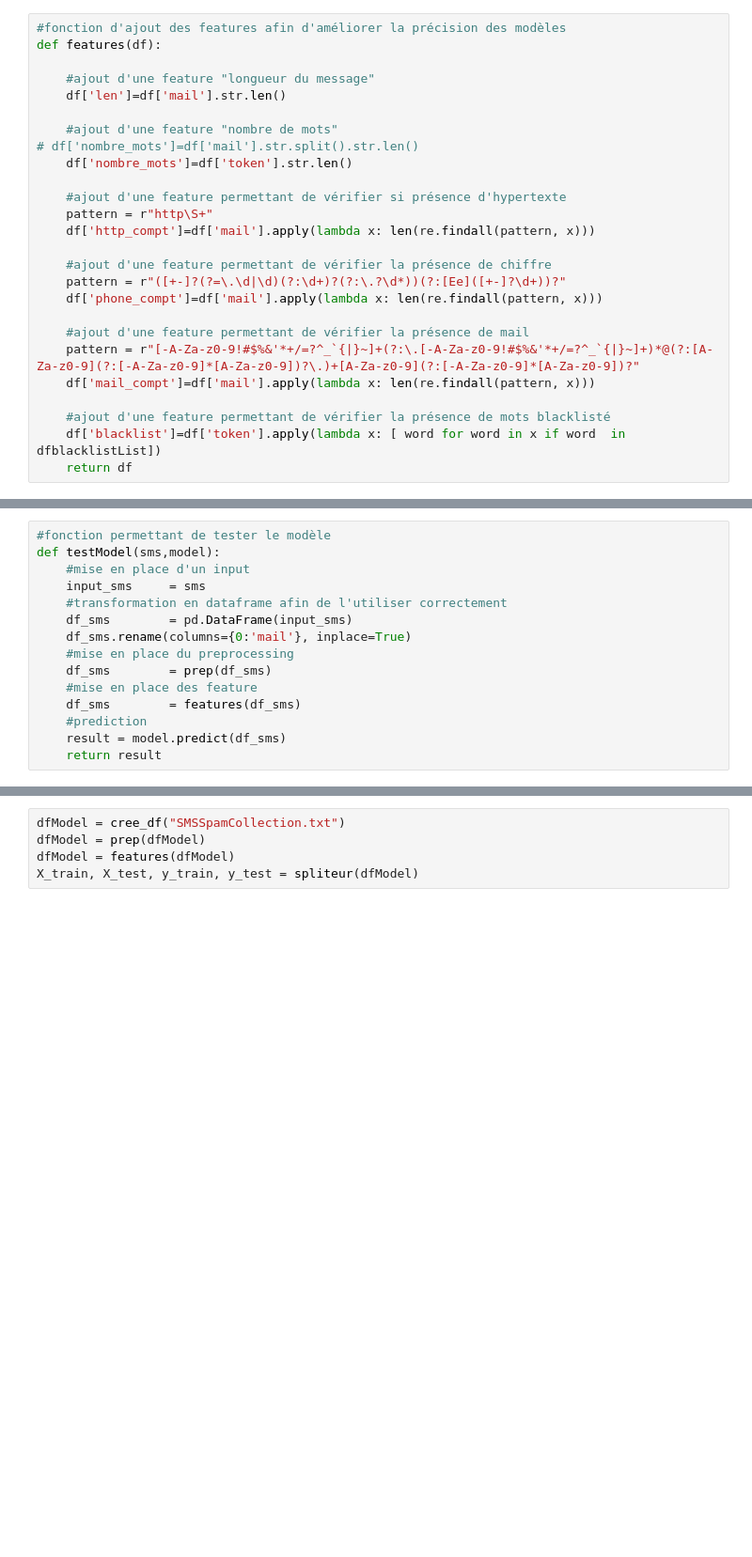
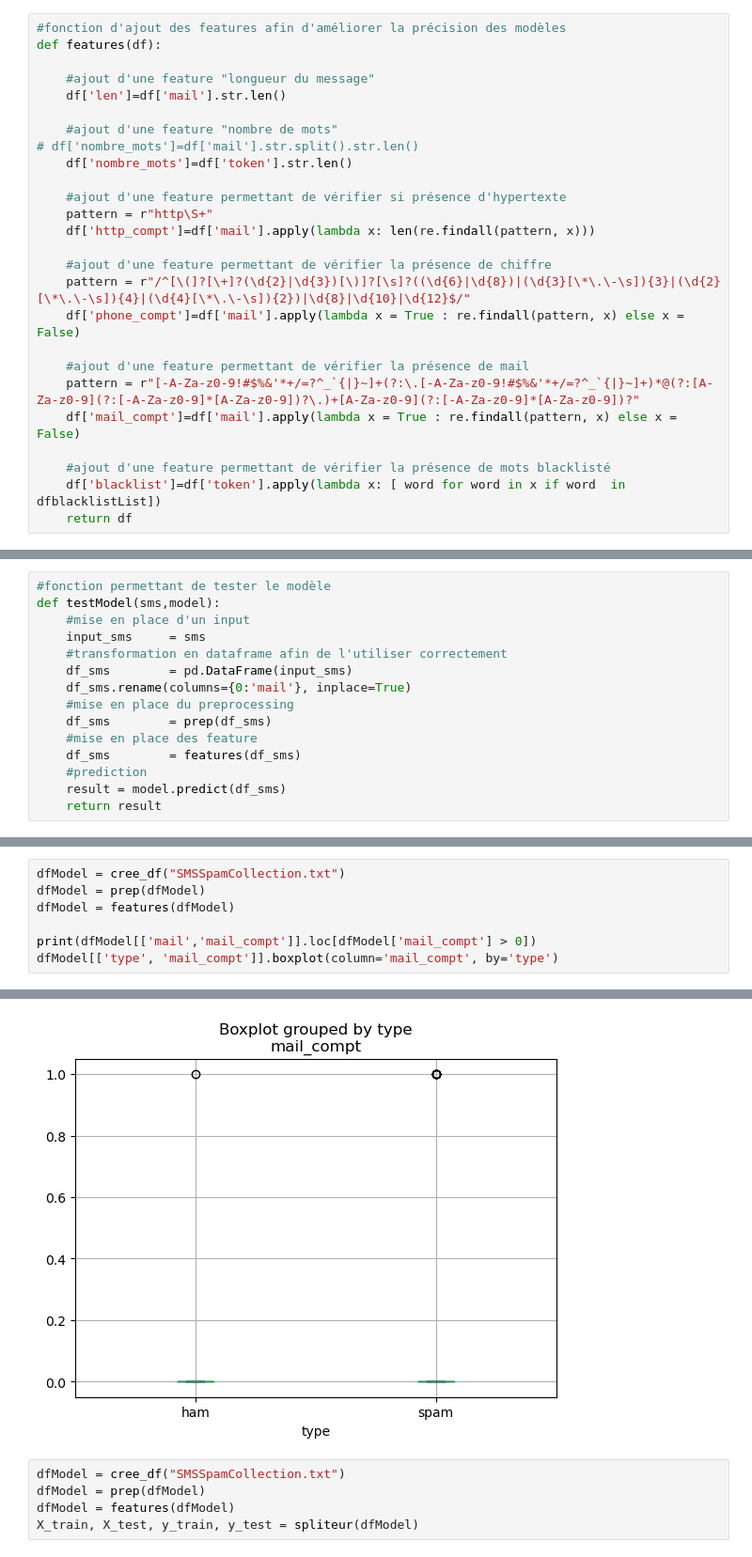
Before and after one commit to COMEWLECOME/Spam_Mohammed-Reda, a Jupyter notebook: SpamProjectRed.ipynb, the cells around one changed output, grey strips where cells are left out. Shown: that part at 94% size. Saved outputs shown, nothing was run; the diff lists cells and outputs as text; blank space fills up the shorter version.

```diff
--- a/SpamProjectRed.ipynb
+++ b/SpamProjectRed.ipynb
@@ -95,12 +95,12 @@ def features(df):
     df['http_compt']=df['mail'].apply(lambda x: len(re.findall(pattern, x)))
 
     #ajout d'une feature permettant de vérifier la présence de chiffre
-    pattern = r"([+-]?(?=\.\d|\d)(?:\d+)?(?:\.?\d*))(?:[Ee]([+-]?\d+))?"
-    df['phone_compt']=df['mail'].apply(lambda x: len(re.findall(pattern, x)))
+    pattern = r"/^[\(]?[\+]?(\d{2}|\d{3})[\)]?[\s]?((\d{6}|\d{8})|(\d{3}[\*\.\-\s]){3}|(\d{2}[\*\.\-\s]){4}|(\d{4}[\*\.\-\s]){2})|\d{8}|\d{10}|\d{12}$/"
+    df['phone_compt']=df['mail'].apply(lambda x = True : re.findall(pattern, x) else x = False)
 
     #ajout d'une feature permettant de vérifier la présence de mail
     pattern = r"[-A-Za-z0-9!#$%&'*+/=?^_`{|}~]+(?:\.[-A-Za-z0-9!#$%&'*+/=?^_`{|}~]+)*@(?:[A-Za-z0-9](?:[-A-Za-z0-9]*[A-Za-z0-9])?\.)+[A-Za-z0-9](?:[-A-Za-z0-9]*[A-Za-z0-9])?"
-    df['mail_compt']=df['mail'].apply(lambda x: len(re.findall(pattern, x)))
+    df['mail_compt']=df['mail'].apply(lambda x = True : re.findall(pattern, x) else x = False)
 
     #ajout d'une feature permettant de vérifier la présence de mots blacklisté
     df['blacklist']=df['token'].apply(lambda x: [ word for word in x if word  in dfblacklistList])
@@ -198,3 +198,11 @@ classifier9 = RandomForestClassifier(max_depth=200, random_state=42)
 classifier10 = DecisionTreeClassifier()
 
 list_model = [classifier1,classifier2,classifier3,classifier4,classifier5,classifier6,classifier7,classifier8,classifier9,classifier10]
+# %%
+dfModel = cree_df("SMSSpamCollection.txt")
+dfModel = prep(dfModel)
+dfModel = features(dfModel)
+
+print(dfModel[['mail','mail_compt']].loc[dfModel['mail_compt'] > 0])
+dfModel[['type', 'mail_compt']].boxplot(column='mail_compt', by='type')
+# %% [output]
@@ -201,3 +218,4 @@ list_model = [classifier1,classifier2,classifier3,classifier4,classifier5,classi
+[figure, added]
 # %%
 dfModel = cree_df("SMSSpamCollection.txt")
 dfModel = prep(dfModel)
```
Also changed, not shown: parts of 3 cells of this notebook, 2 other files.
